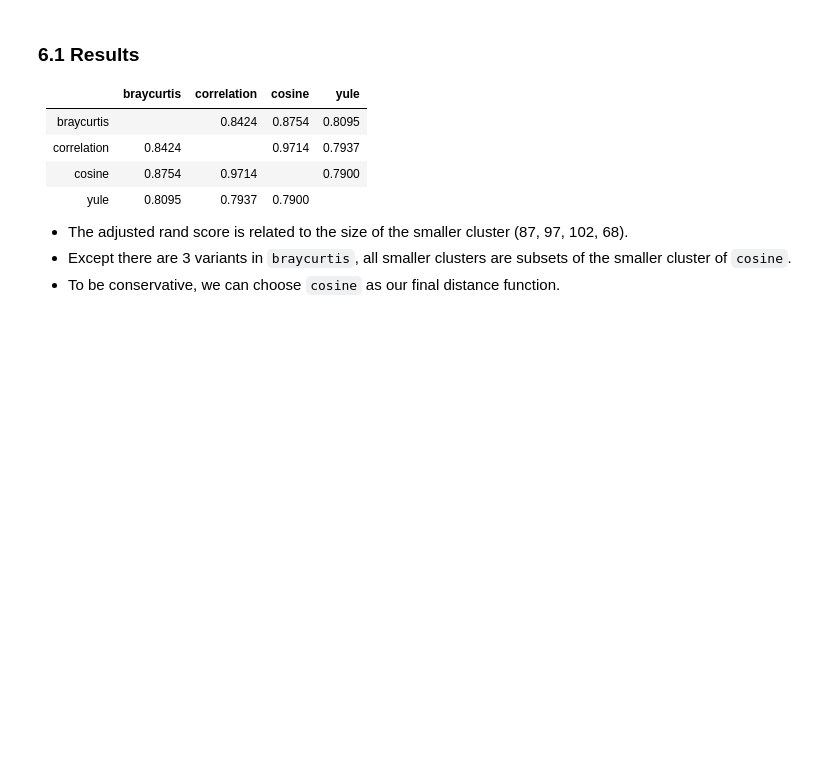
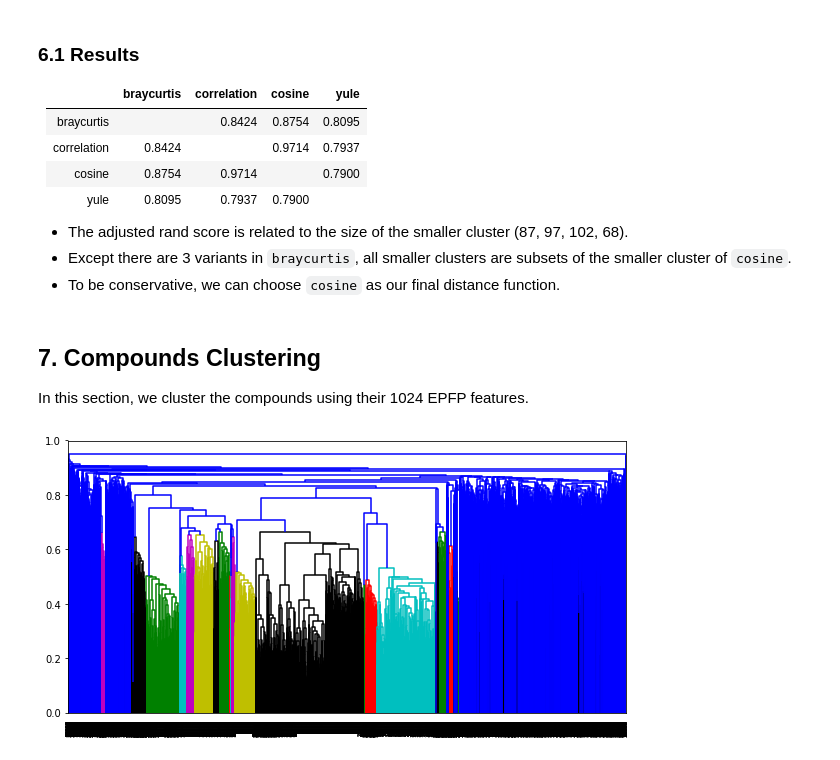
Before and after one commit to gitter-lab/pharmaco-image, a Jupyter notebook: feature_visualization.ipynb, the cells around one changed output. Cells and saved outputs as stored; diff of their text form; code cells hidden in the pictures; blank space fills up the shorter version.

```diff
--- a/feature_visualization.ipynb
+++ b/feature_visualization.ipynb
@@ -410,3 +410,7 @@ Subset 'yule' index from 'cosine' -> Counter({2: 68})
 - The adjusted rand score is related to the size of the smaller cluster (87, 97, 102, 68).
 - Except there are 3 variants in `braycurtis`, all smaller clusters are subsets of the smaller cluster of `cosine`.
 - To be conservative, we can choose `cosine` as our final distance function.
+# %% [markdown]
+## 7. Compounds Clustering
+
+In this section, we cluster the compounds using their 1024 EPFP features.
@@ -412,0 +421,8 @@ Subset 'yule' index from 'cosine' -> Counter({2: 68})
+# %%
+cluster = np.load("./resource/cluster.npz")['cluster']
+# %%
+fig = plt.figure(figsize=(10, 5))
+dn = dendrogram(cluster)
+plt.show()
+# %% [output]
+[figure, added]
```
Also changed, not shown: parts of 3 cells of this notebook.
